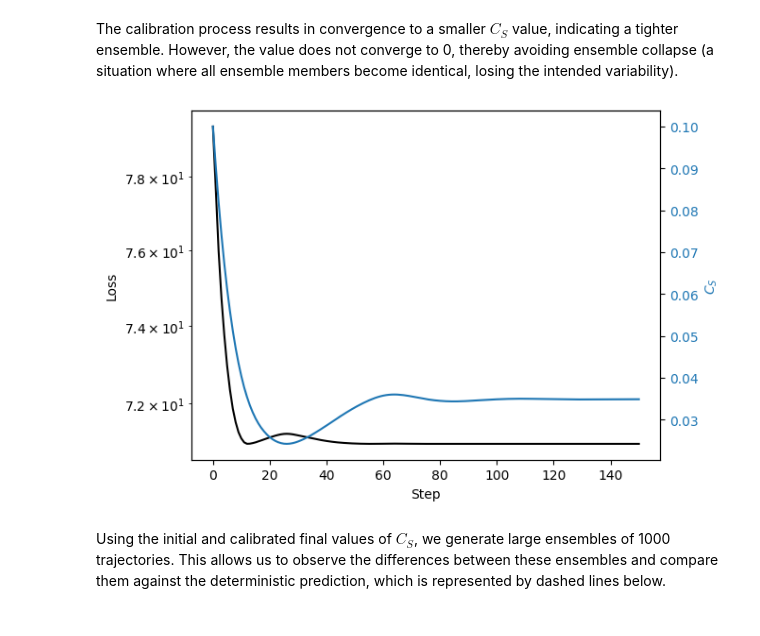
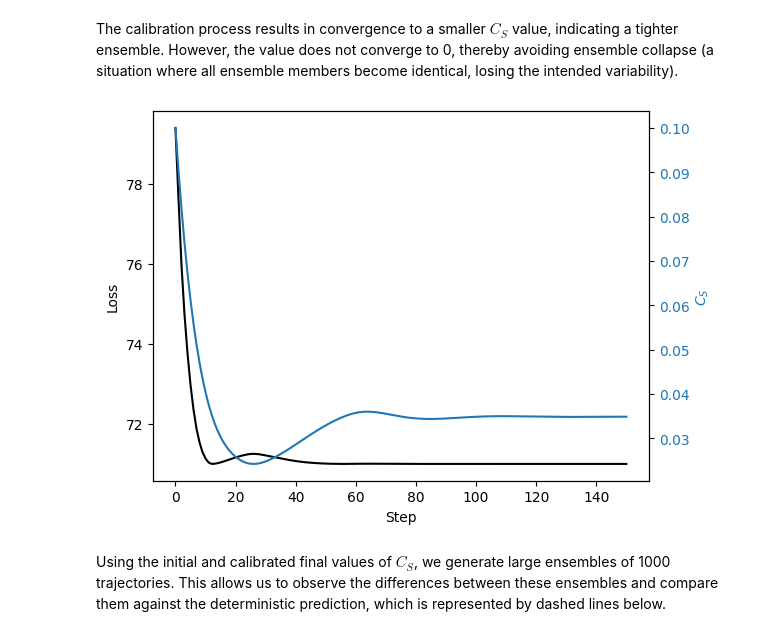
Before and after one commit to vadmbertr/pastax, a Jupyter notebook: docs/getting_started.ipynb, the cells around one changed output. Drawn from its saved outputs; the diff is of its cells as text; code cells hidden in the pictures.

```diff
--- a/docs/getting_started.ipynb
+++ b/docs/getting_started.ipynb
@@ -837,19 +845,19 @@ However, the value does not converge to 0, thereby avoiding ensemble collapse (a
 # %%
 fig, ax1 = plt.subplots()
 ax1.set_xlabel("Step")
 
 ax1.plot(jnp.asarray(losses).ravel(), color="black")
-ax1.set_yscale("log")
+# ax1.set_yscale("log")
 ax1.set_ylabel("Loss")
 
 ax2 = ax1.twinx()
 ax2.plot([dyn.cs.item() for dyn in dyns], color="tab:blue")
 ax2.set_ylabel("$C_S$", color="tab:blue")
 ax2.tick_params(axis="y", labelcolor="tab:blue")
 
 plt.show()
 # %% [output]
-[figure, old version]
+[figure, new version]
 # %% [markdown]
 Using the initial and calibrated final values of $C_S$, we generate large ensembles of 1000 trajectories. This allows us to observe the differences between these ensembles and compare them against the deterministic prediction, which is represented by dashed lines below.
 # %%
```
Also changed, not shown: parts of 3 cells of this notebook, 19 other files.
